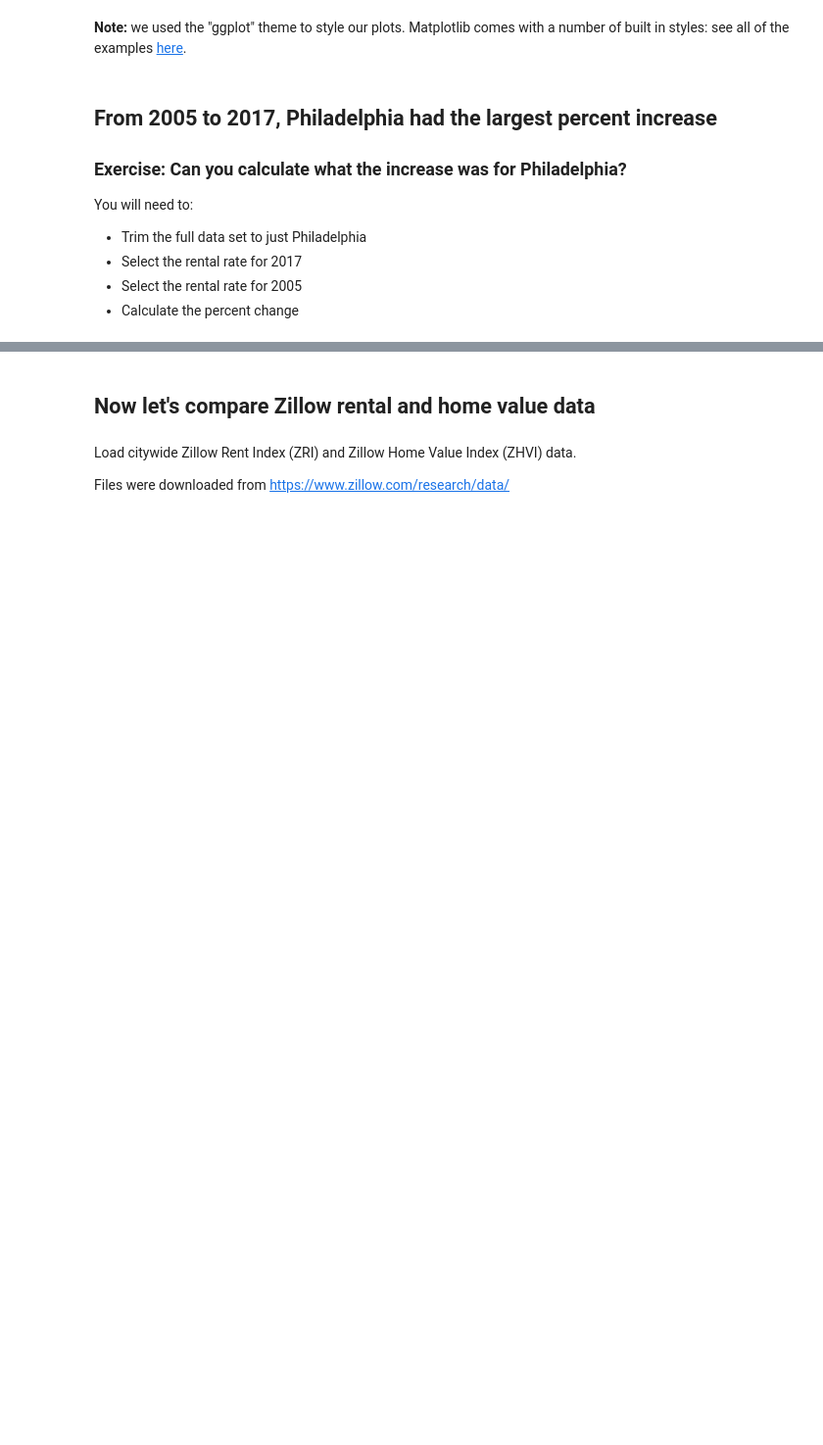
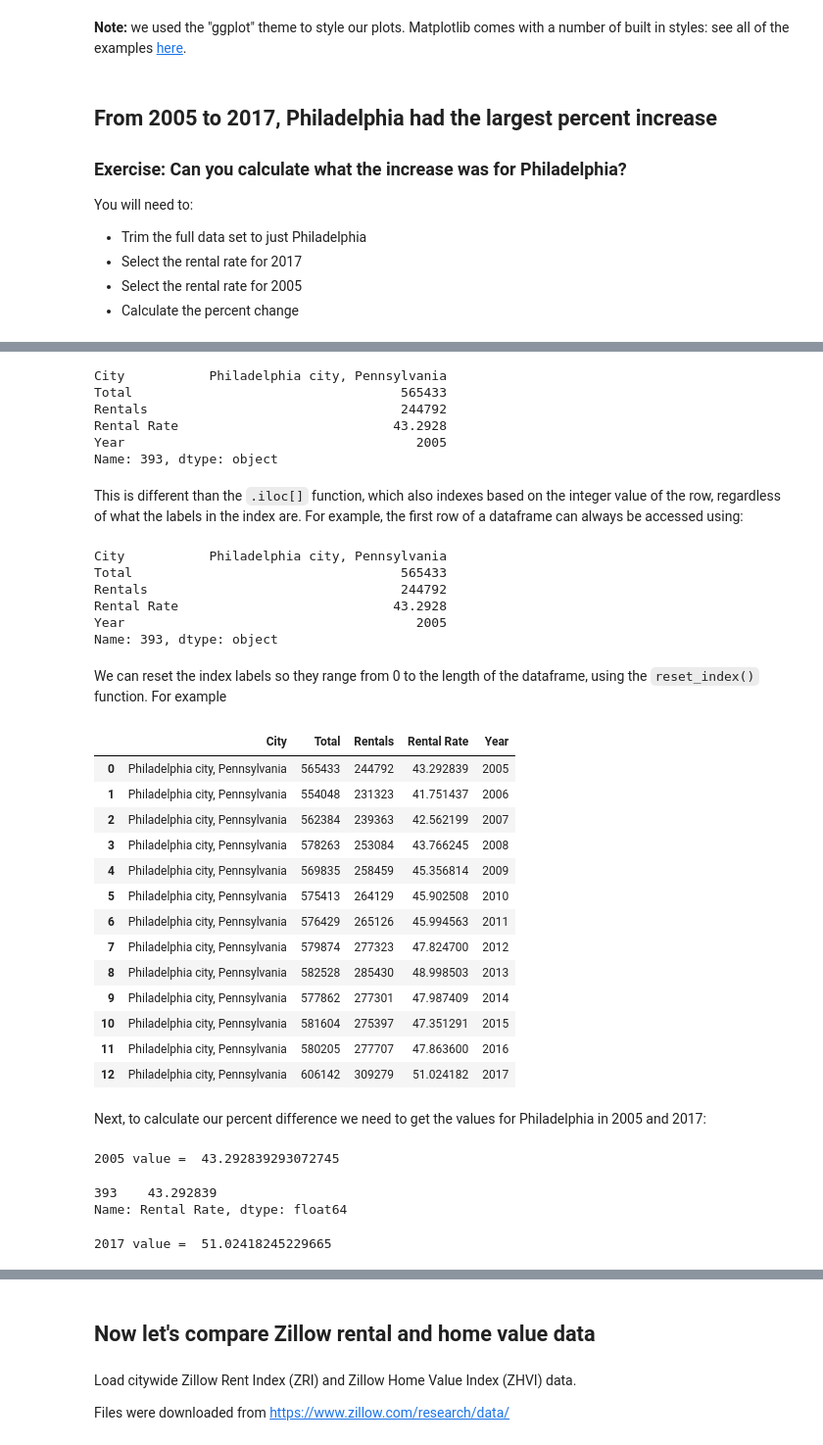
Before and after one commit to MUSA-550-Fall-2020/week-1, a Jupyter notebook: lecture-1B.ipynb, the cells around one changed output, grey strips where cells are left out. Shown: that part at 98% size. Saved outputs shown, nothing was run; the diff lists cells and outputs as text; code cells hidden in the pictures; blank space fills up the shorter version.

```diff
--- a/lecture-1B.ipynb
+++ b/lecture-1B.ipynb
@@ -491,0 +602,60 @@ You will need to:
+# %%
+philly.loc[393]
+# %% [output]
+City           Philadelphia city, Pennsylvania
+Total                                   565433
+Rentals                                 244792
+Rental Rate                            43.2928
+Year                                      2005
+Name: 393, dtype: object
+# %% [markdown]
+This is different than the `.iloc[]` function, which also indexes based on the integer value of the row, regardless of what the labels in the index are. For example, the first row of a dataframe can always be accessed using:
+# %%
+philly.iloc[0]
+# %% [output]
+City           Philadelphia city, Pennsylvania
+Total                                   565433
+Rentals                                 244792
+Rental Rate                            43.2928
+Year                                      2005
+Name: 393, dtype: object
+# %% [markdown]
+We can reset the index labels so they range from 0 to the length of the dataframe, using the `reset_index()` function. For example
+# %%
+philly.reset_index(drop=True)
+# %% [output]
+|  | City | Total | Rentals | Rental Rate | Year |
+| 0 | Philadelphia city, Pennsylvania | 565433 | 244792 | 43.292839 | 2005 |
+| 1 | Philadelphia city, Pennsylvania | 554048 | 231323 | 41.751437 | 2006 |
+| 2 | Philadelphia city, Pennsylvania | 562384 | 239363 | 42.562199 | 2007 |
+| 3 | Philadelphia city, Pennsylvania | 578263 | 253084 | 43.766245 | 2008 |
+| 4 | Philadelphia city, Pennsylvania | 569835 | 258459 | 45.356814 | 2009 |
+| 5 | Philadelphia city, Pennsylvania | 575413 | 264129 | 45.902508 | 2010 |
+| 6 | Philadelphia city, Pennsylvania | 576429 | 265126 | 45.994563 | 2011 |
+| 7 | Philadelphia city, Pennsylvania | 579874 | 277323 | 47.824700 | 2012 |
+| 8 | Philadelphia city, Pennsylvania | 582528 | 285430 | 48.998503 | 2013 |
+| 9 | Philadelphia city, Pennsylvania | 577862 | 277301 | 47.987409 | 2014 |
+| 10 | Philadelphia city, Pennsylvania | 581604 | 275397 | 47.351291 | 2015 |
+| 11 | Philadelphia city, Pennsylvania | 580205 | 277707 | 47.863600 | 2016 |
+| 12 | Philadelphia city, Pennsylvania | 606142 | 309279 | 51.024182 | 2017 |
+# %% [markdown]
+Next, to calculate our percent difference we need to get the values for Philadelphia in 2005 and 2017:
+# %%
+# select 2005
+philly_2005 = philly.loc[philly['Year']==2005]
+value_2005 = philly_2005['Rental Rate'].iloc[0]
+print("2005 value = ", value_2005)
+# %% [output]
+2005 value =  43.292839293072745
+# %%
+philly_2005['Rental Rate']
+# %% [output]
+393    43.292839
+Name: Rental Rate, dtype: float64
+# %%
+# select 2017
+philly_2017 = philly.loc[philly['Year']==2017]
+value_2017 = philly_2017['Rental Rate'].iloc[0]
+print("2017 value = ", value_2017)
+# %% [output]
+2017 value =  51.02418245229665
```
Also changed, not shown: parts of 34 cells of this notebook.
